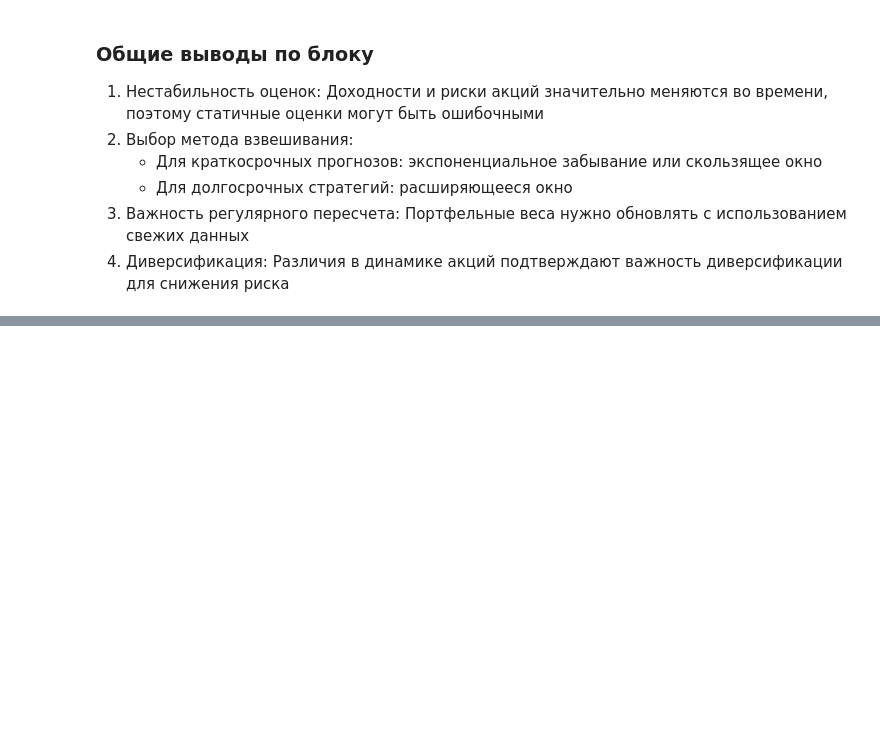
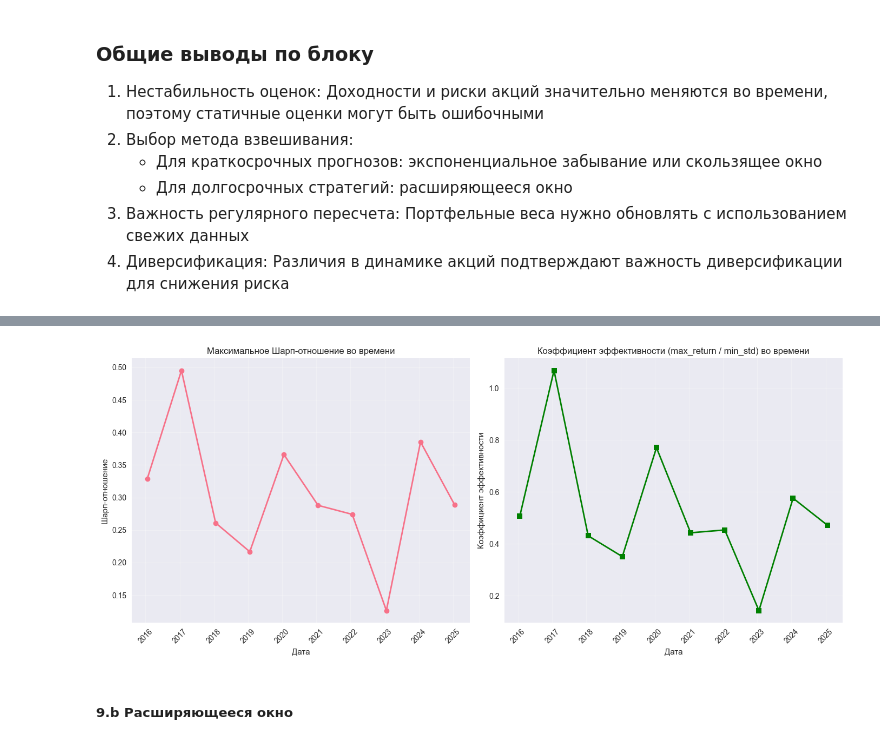
Before and after one commit to diink-iis/investment-portfolio, a Jupyter notebook: portfolio_analysis.ipynb, the cells around one changed output, grey strips where cells are left out. Drawn from its saved outputs; the diff is of its cells as text; code cells hidden in the pictures; blank space fills up the shorter version.

```diff
--- a/portfolio_analysis.ipynb
+++ b/portfolio_analysis.ipynb
@@ -260,0 +323,26 @@ if rolling_results and rolling_exp_results:
+# %%
+# График динамики максимального Шарпа во времени
+plt.figure(figsize=(14, 6))
+
+plt.subplot(1, 2, 1)
+plt.plot(rolling_stability.index, rolling_stability['max_sharpe'], marker='o', linewidth=2)
+plt.title('Максимальное Шарп-отношение во времени')
+plt.xlabel('Дата')
+plt.ylabel('Шарп-отношение')
+plt.grid(True, alpha=0.3)
+plt.xticks(rotation=45)
+
+plt.subplot(1, 2, 2)
+plt.plot(rolling_stability.index, rolling_stability['efficiency_ratio'], marker='s', linewidth=2, color='green')
+plt.title('Коэффициент эффективности (max_return / min_std) во времени')
+plt.xlabel('Дата')
+plt.ylabel('Коэффициент эффективности')
+plt.grid(True, alpha=0.3)
+plt.xticks(rotation=45)
+
+plt.tight_layout()
+plt.show()
+# %% [output]
+[figure, added]
+# %% [markdown]
+##### 9.b Расширяющееся окно
```
Also changed, not shown: parts of 29 cells of this notebook, 3 other files.
